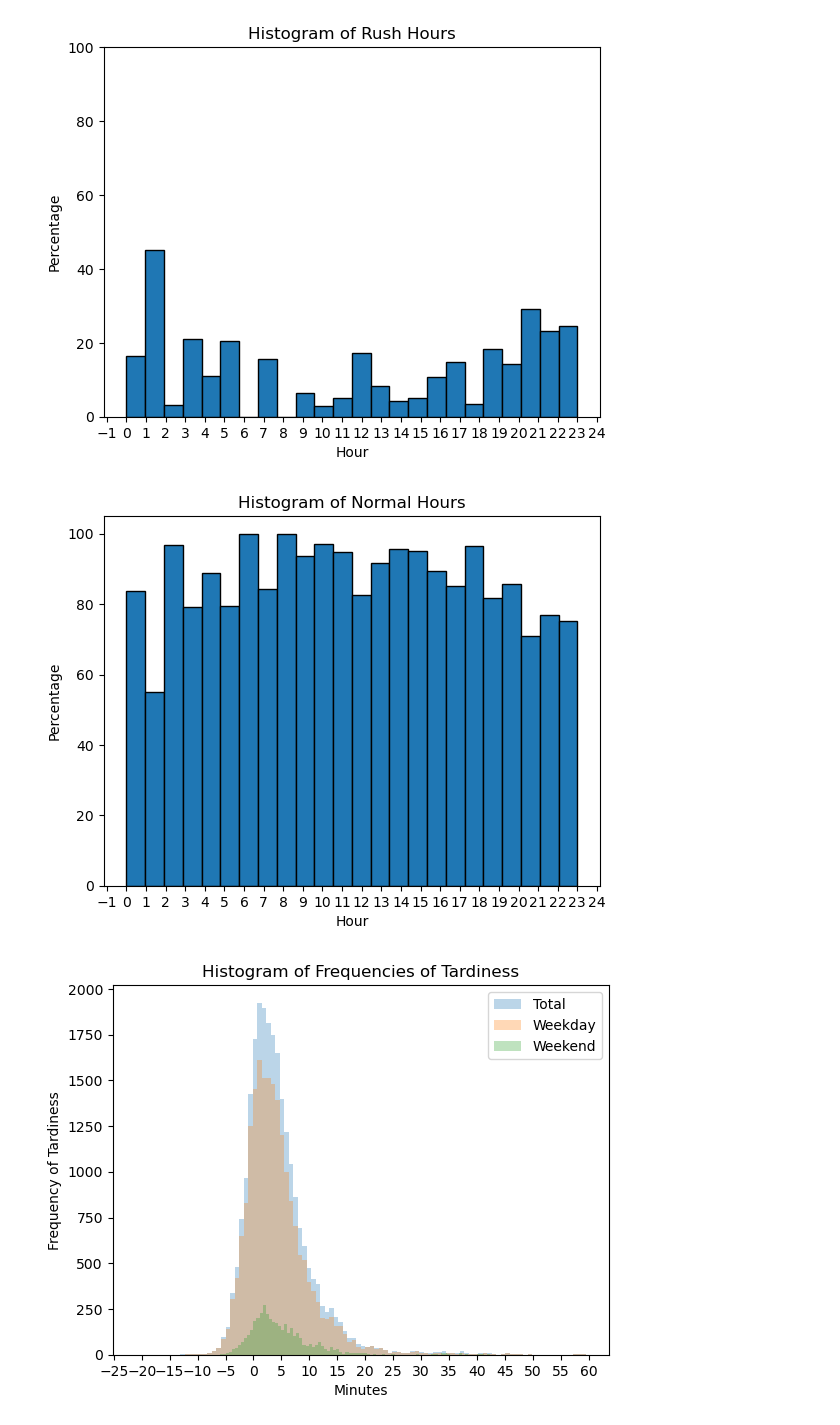
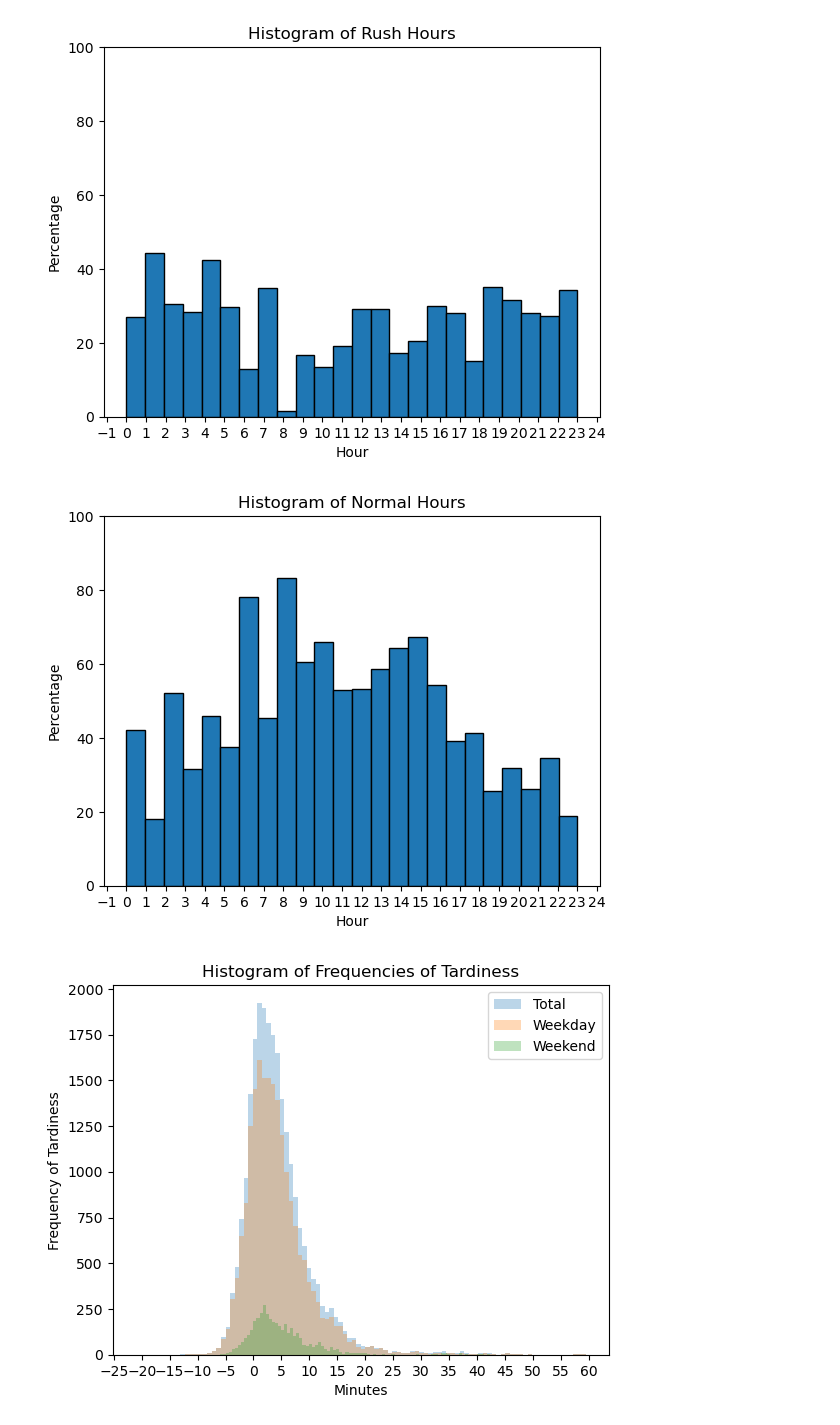
Before and after one commit to tommyli03/citylink-data-analysis, a Jupyter notebook: hello.ipynb, the cells around one changed output. Cells and saved outputs as stored; diff of their text form; code cells hidden in the pictures.

Commit message:
Time slots more graphs

```diff
--- a/hello.ipynb
+++ b/hello.ipynb
@@ -13,3 +13,13 @@ def format_time(time):
 # %%
 def subtract_time(observed, scheduled):
     return (observed - scheduled).total_seconds() / 60
+# %%
+def which_time(day_times, hour, time_difference):
+    if (hour >= 0 and hour <= 5):
+        day_times['0-5'].append(time_difference)
+    elif (hour >= 6 and hour <= 11):
+        day_times['6-11'].append(time_difference)
+    elif (hour >= 12 and hour <= 17):
+        day_times['12-17'].append(time_difference)
+    else:
+        day_times['18-23'].append(time_difference)
@@ -25,11 +51,9 @@ observed_times_copy['scheduled_visit_time'] = observed_times_copy['scheduled_vis
 
 observed_times_formatted = observed_times_copy['observed_visit_time']
 observed_times_formatted = observed_times_formatted.reset_index(drop=True)
-#print(observed_times_formatted)
 
 scheduled_times_formatted = observed_times_copy['scheduled_visit_time']
 scheduled_times_formatted = scheduled_times_formatted.reset_index(drop=True)
-#print(scheduled_times_formatted )
 
 difference_times_total = np.empty(0)
 difference_times_weekday = np.empty(0)
@@ -38,24 +62,50 @@ rush_hours = np.empty(0)
 normal_hours = np.empty(0)
 threshold = 10
 hour_counts = {}
+times = ['0-5', '6-11', '12-17', '18-23']
+weekday_times = {key: [] for key in times}
+saturday_times = {key: [] for key in times}
+sunday_times = {key: [] for key in times}
+
+days = ['Monday', 'Tuesday', 'Wednesday', 'Thursday', 'Friday', 'Saturday', 'Sunday']
+difference_times_daily = {key: [] for key in days}
 
 for number in range(0, observed_times_formatted.shape[0] - 1):
     time_difference = subtract_time(observed_times_formatted[number], scheduled_times_formatted[number])
-    if (scheduled_times_formatted[number].weekday() == 5 or scheduled_times_formatted[number].weekday() == 6):
+    if (scheduled_times_formatted[number].weekday() == 5):
+        which_time(saturday_times, hour, time_difference)
+        difference_times_weekend = np.append(difference_times_weekend, time_difference)
+    elif (scheduled_times_formatted[number].weekday() == 6):
+        which_time(sunday_times, hour, time_difference)
         difference_times_weekend = np.append(difference_times_weekend, time_difference)
     else:
+        formatted_time = scheduled_times_formatted[number]
+        just_time = formatted_time.time()
+        hour = just_time.hour
+        which_time(weekday_times, hour, time_difference) #function call
         difference_times_weekday = np.append(difference_times_weekday, time_difference)
+
     difference_times_total = np.append(difference_times_total, time_difference)
+
+    which_day(scheduled_times_formatted, difference_times_daily, number, time_difference)
 
     formatted_time = scheduled_times_formatted[number]
     just_time = formatted_time.time()
     hour = just_time.hour
-    hour_counts[hour] = hour_counts.get(hour, 0) + 1
+
     if(abs(time_difference) > threshold):
         rush_hours = np.append(rush_hours, hour)
     else:
         normal_hours = np.append(normal_hours, hour)
 
+scheduled_times_copy = data['scheduled_visit_time']
+
+for number in range(0, len(scheduled_times_copy)):
+    time = format_time(scheduled_times_copy[number])
+    time = time.time()
+    hour = time.hour
+    hour_counts[hour] = hour_counts.get(hour, 0) + 1
+
 hour_count = np.empty(0)
 for number in range(0, 24):
     hour_count = np.append(hour_count, hour_counts[number])
@@ -104,35 +153,36 @@ plt.title('Histogram of Rush Hours')
 plt.ylim(0, 100)
 plt.gca().xaxis.set_major_locator(ticker.MultipleLocator(1))
 
 # Display the plot
 plt.show()
 
 ##############################################################################################################
 
 plt.hist(normal_hours, bins=24)
 
 # Calculate the histogram counts and bin edges
 counts, bin_edges, _ = plt.hist(normal_hours, bins=24)
 
 # Calculate the percentages
 percentages = (counts / hour_count) * 100
 
 # Plotting with percentages on the y-axis
 plt.clf()  # Clear the previous plot
 plt.bar(bin_edges[:-1], percentages, align='edge', width=np.diff(bin_edges), edgecolor = 'black')
 
 # Add labels and title
 plt.xlabel('Hour')
 plt.ylabel('Percentage')
 plt.title('Histogram of Normal Hours')
+plt.ylim(0, 100)
 plt.gca().xaxis.set_major_locator(ticker.MultipleLocator(1))
 
 
 # Display the plot
 plt.show()
 # %% [output]
-[figure, old version]
+[figure, new version]
-[figure, old version]
+[figure, new version]
 # %%
 # Create a histogram plot
 plt.hist(difference_times_total, bins=100, alpha = 0.3, label='Total')
```
Also changed, not shown: parts of 11 cells of this notebook.
